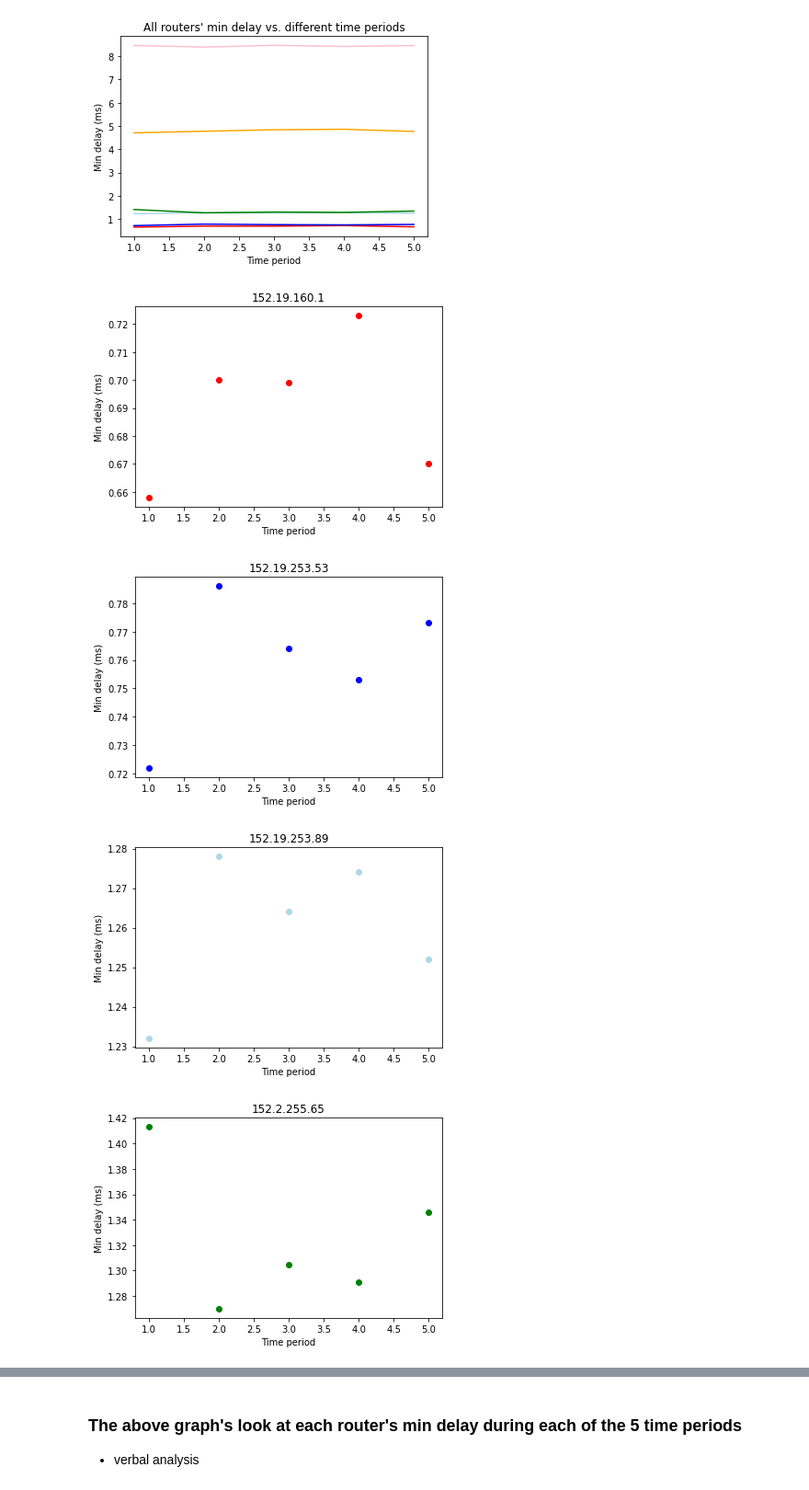
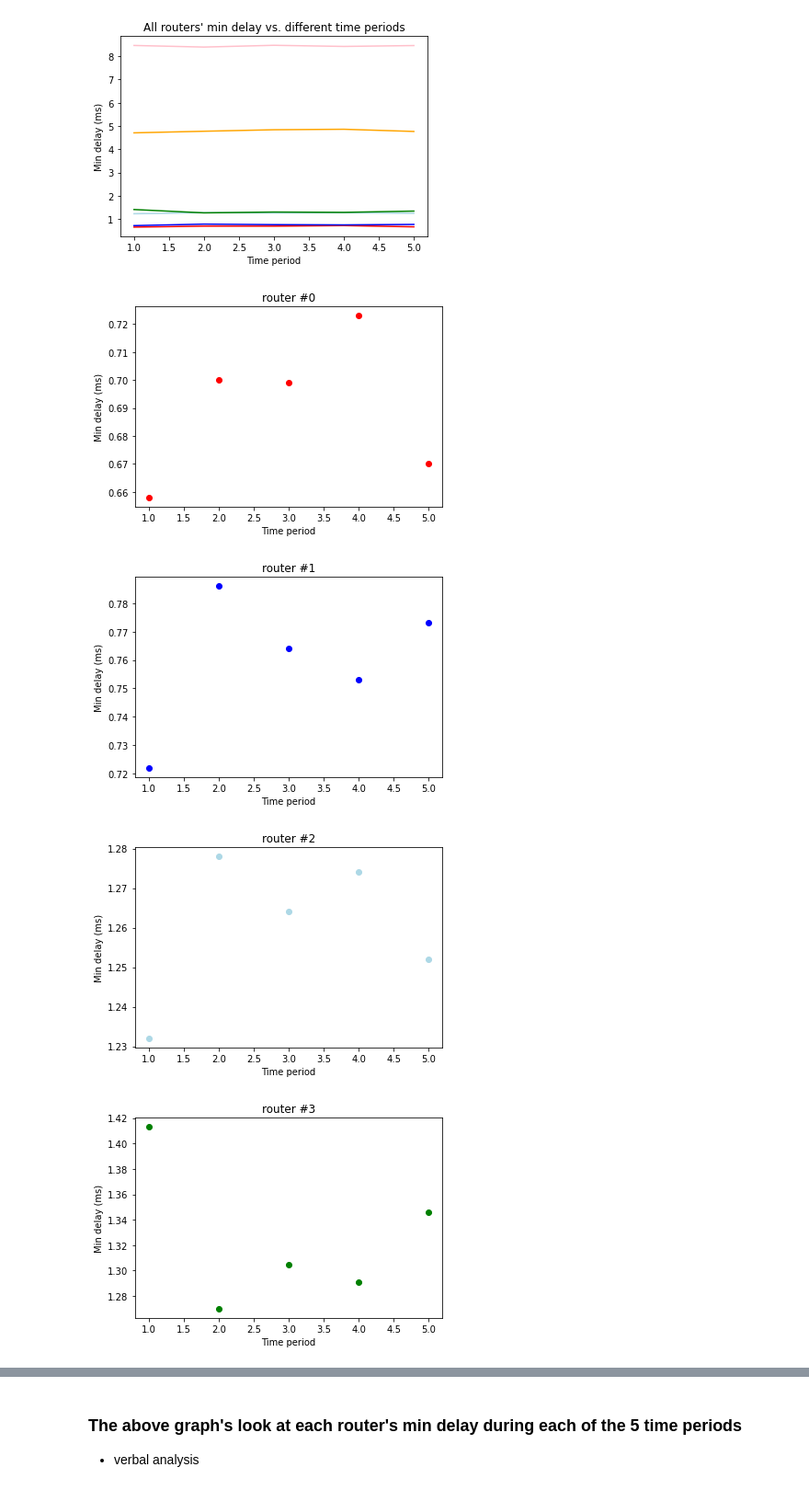
Before and after one commit to aghayes/comp431-ec, a Jupyter notebook: Ping_TraceRoute_Analysis.ipynb, the cells around one changed output, grey strips where cells are left out. Shown at 92% size. Saved outputs shown, nothing was run; the diff lists cells and outputs as text; code cells hidden in the pictures.

```diff
--- a/Ping_TraceRoute_Analysis.ipynb
+++ b/Ping_TraceRoute_Analysis.ipynb
@@ -175,7 +175,7 @@ colors = ['red','blue','lightblue','green','orange','pink']
 for i in range(6):
     delay = []
     for a in app:
-        title = a['ip'][i]
+        title = "router #"+str(i)
         delay.append(a['avg'][i])
     plt.plot([1,2,3,4,5], delay, c=colors[i])
     plt.title("All routers' average delay vs. different time periods")
@@ -188,7 +188,7 @@ colors = ['red','blue','lightblue','green','orange','pink']
 for i in range(6):
     delay = []
     for a in app:
-        title = a['ip'][i]
+        title = "router #"+str(i)
         delay.append(a['avg'][i])
     plt.scatter([1,2,3,4,5], delay, c=colors[i])
     plt.title(title)
@@ -211,7 +211,7 @@ colors = ['red','blue','lightblue','green','orange','pink']
 for i in range(6):
     delay = []
     for a in app:
-        title = a['ip'][i]
+        title = "router #"+str(i)
         delay.append(a['min'][i])
     plt.plot([1,2,3,4,5], delay, c=colors[i])
     plt.title("All routers' min delay vs. different time periods")
@@ -222,17 +222,17 @@ for i in range(6):
 # %%
 colors = ['red','blue','lightblue','green','orange','pink']
 for i in range(6):
     delay = []
     for a in app:
-        title = a['ip'][i]
+        title = "router #"+str(i)
         delay.append(a['min'][i])
     plt.scatter([1,2,3,4,5], delay, c=colors[i])
     plt.title(title)
     plt.xlabel("Time period")
     plt.ylabel("Min delay (ms)")
     plt.show()
 # %% [output]
-[figure, old version]
+[figure, new version]
-[figure, old version]
+[figure, new version]
-[figure, old version]
+[figure, new version]
-[figure, old version]
+[figure, new version]
```
Also changed, not shown: parts of 24 cells of this notebook.
